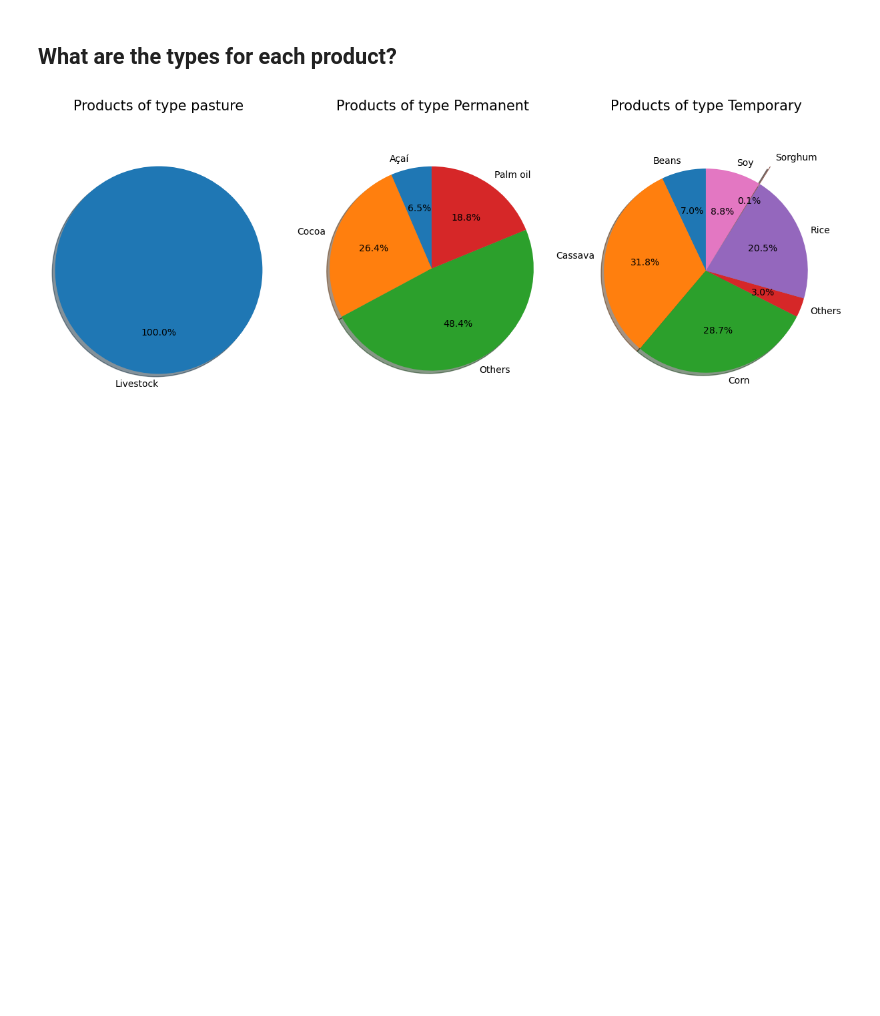
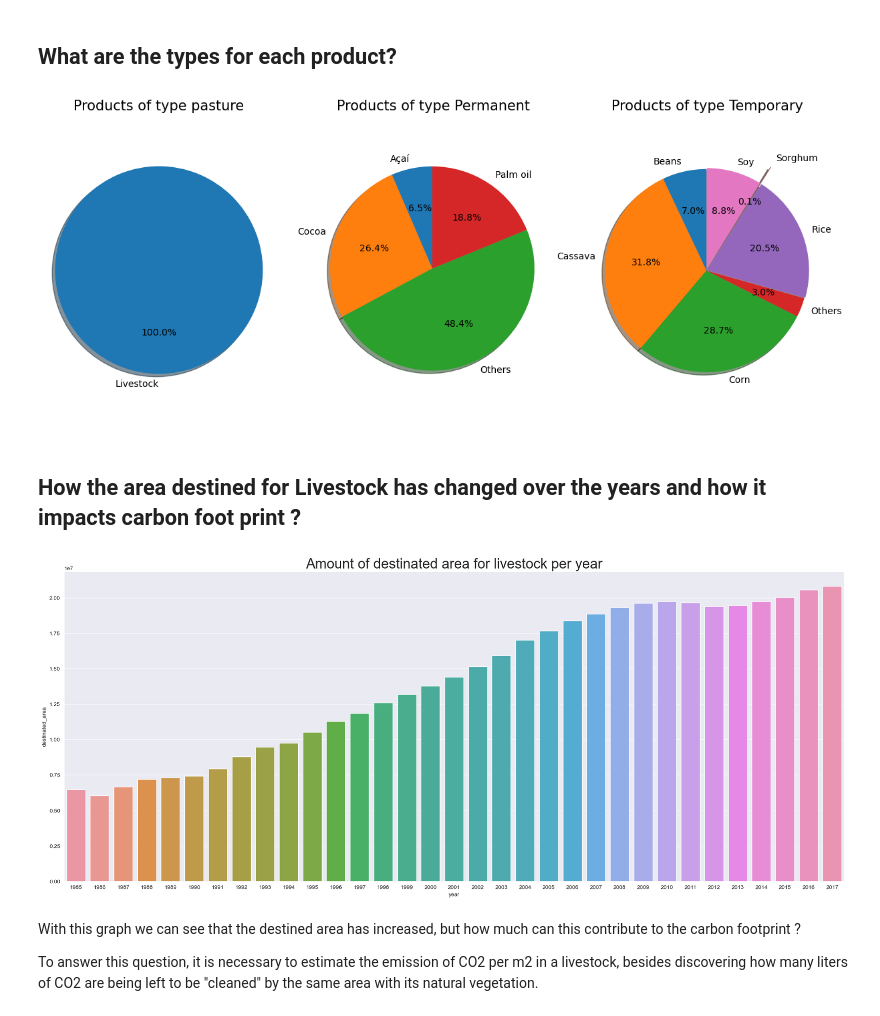
Before and after one commit to RicardoMourao-py/Bain, a Jupyter notebook: inicio.ipynb, the cells around one changed output. Drawn from its saved outputs; the diff is of its cells as text; code cells hidden in the pictures; blank space fills up the shorter version.

Commit message:
Inicia análise envolvendo pegada de carbono e livestock

```diff
--- a/inicio.ipynb
+++ b/inicio.ipynb
@@ -351,3 +343,18 @@ plt.title('Products of type Temporary',size=15)
 plt.show()
 # %% [output]
 [figure]
+# %% [markdown]
+## How the area destined for Livestock has changed over the years and how it impacts carbon foot print ?
+# %%
+# Looking for the amount of area for livestock in each year
+total_area_livestock = df[df['product'] == 'Livestock'].groupby(['year']).agg({'destinated_area': 'sum'}).reset_index()
+
+plt.figure(figsize=(25,10))
+plt.title("Amount of destinated area for livestock per year",size=25)
+ax = sns.barplot(x="year", y="destinated_area", data=total_area_livestock)
+# %% [output]
+[figure, added]
+# %% [markdown]
+With this graph we can see that the destined area has increased, but how much can this contribute to the carbon footprint ?
+
+To answer this question, it is necessary to estimate the emission of CO2 per m2 in a livestock, besides discovering how many liters of CO2 are being left to be "cleaned" by the same area with its natural vegetation.
```
Also changed, not shown: parts of 7 cells of this notebook.
